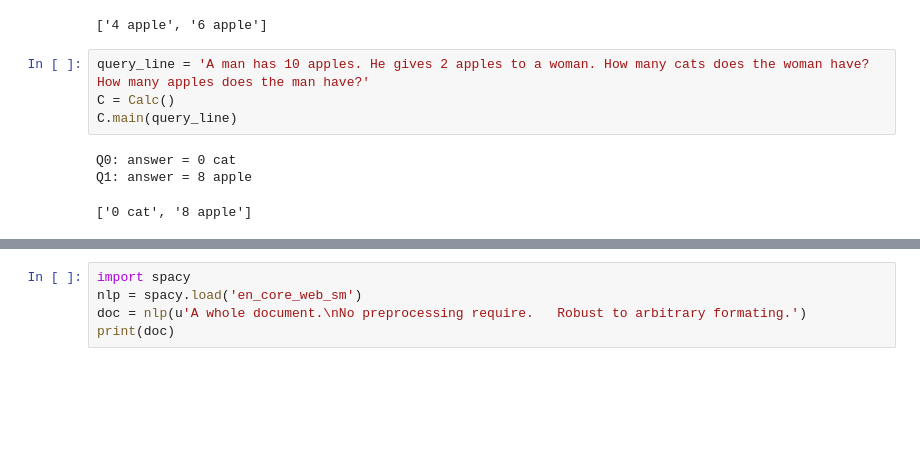
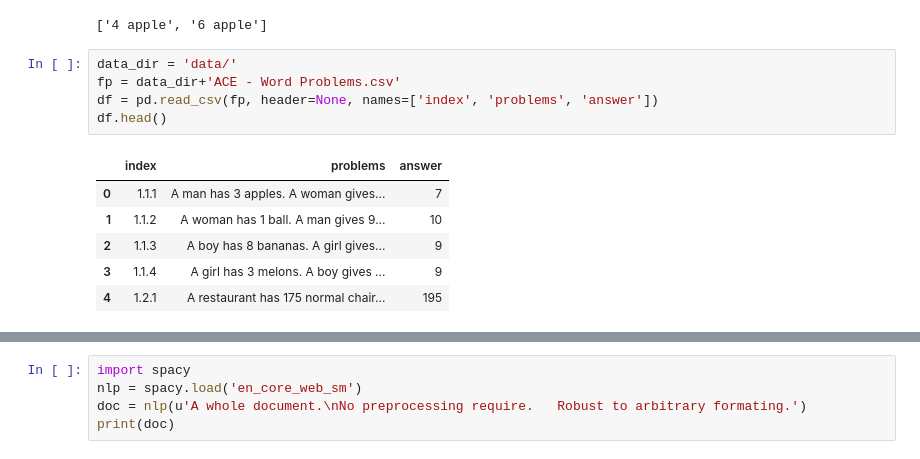
Before and after one commit to fabianafatsawo/word-problem-solver, a Jupyter notebook: Experiments/lab.ipynb, the cells around one changed output, grey strips where cells are left out. Saved outputs shown, nothing was run; the diff lists cells and outputs as text; blank space fills up the shorter version.

```diff
--- a/Experiments/lab.ipynb
+++ b/Experiments/lab.ipynb
@@ -260,11 +280,15 @@ C.main(query_line)
 Q0: answer = 4 apple
 Q1: answer = 6 apple
 ['4 apple', '6 apple']
-# %%
-query_line = 'A man has 10 apples. He gives 2 apples to a woman. How many cats does the woman have? How many apples does the man have?'
-C = Calc()
-C.main(query_line)
-# %% [output]
-Q0: answer = 0 cat
-Q1: answer = 8 apple
-['0 cat', '8 apple']
+# %%
+data_dir = 'data/'
+fp = data_dir+'ACE - Word Problems.csv'
+df = pd.read_csv(fp, header=None, names=['index', 'problems', 'answer'])
+df.head()
+# %% [output]
+|  | index | problems | answer |
+| 0 | 1.1.1 | A man has 3 apples. A woman gives... | 7 |
+| 1 | 1.1.2 | A woman has 1 ball. A man gives 9... | 10 |
+| 2 | 1.1.3 | A boy has 8 bananas. A girl gives... | 9 |
+| 3 | 1.1.4 | A girl has 3 melons. A boy gives ... | 9 |
+| 4 | 1.2.1 | A restaurant has 175 normal chair... | 195 |
```
Also changed, not shown: parts of 6 cells of this notebook, 4 other files.
